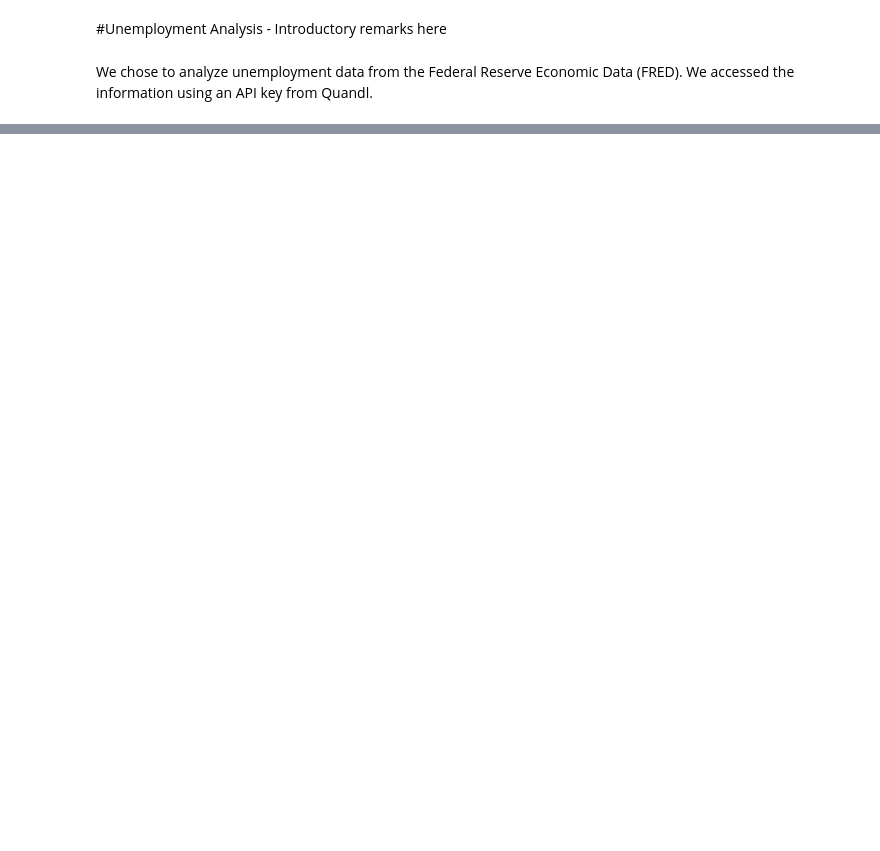
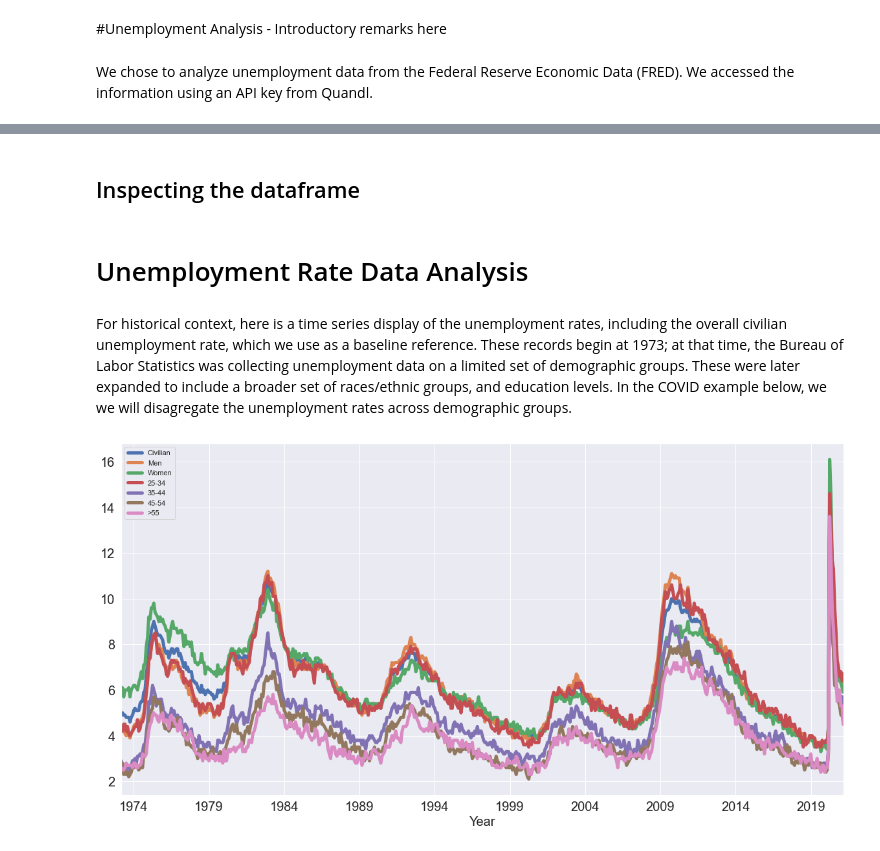
Before and after one commit to Tanishakapoor1990/project-repository, a Jupyter notebook: Unemployment_Lilla_edit_042521.ipynb, the cells around one changed output, grey strips where cells are left out. Drawn from its saved outputs; the diff is of its cells as text; code cells hidden in the pictures; blank space fills up the shorter version.

```diff
--- a/Unemployment_Lilla_edit_042521.ipynb
+++ b/Unemployment_Lilla_edit_042521.ipynb
@@ -708,0 +200,8 @@ NameError: name 'plt' is not defined
+# %%
+# Dropping rows with lots of null values
+unemployment.drop(unemployment.index[577:879], inplace = True)
+#unemployment.tail(30)
+# %%
+# Sorting by index so that our time series runs forwards in time
+unemployment.sort_values(by = ['Date'], inplace = True)
+unemployment.head()
@@ -708,0 +215,6 @@ NameError: name 'plt' is not defined
+# %%
+# Changing date datatype to datetime
+unemployment['Date']=pd.to_datetime(unemployment['Date'])
+#unemployment.dtypes
+# %% [markdown]
+## Inspecting the dataframe
@@ -708,0 +227,16 @@ NameError: name 'plt' is not defined
+# %%
+unemployment.set_index('Date', inplace=True)
+# %% [markdown]
+# Unemployment Rate Data Analysis
+# %% [markdown]
+For historical context, here is a time series display of the unemployment rates, including the overall
+civilian unemployment rate, which we use as a baseline reference. These records begin at 1973; at that
+time, the Bureau of Labor Statistics was collecting unemployment data on a limited set of demographic
+groups. These were later expanded to include a broader set of races/ethnic groups, and education
+levels. In the COVID example below, we we will disagregate the unemployment rates across demographic
+groups.
+# %%
+unemployment[['Civilian', 'Men','Women','25-34','35-44', '45-54', '>55' ]].plot(figsize=(20,10), linewidth=5, fontsize=20)
+plt.xlabel('Year', fontsize=20);
+# %% [output]
+[figure, added]
```
Also changed, not shown: parts of 110 cells of this notebook.
